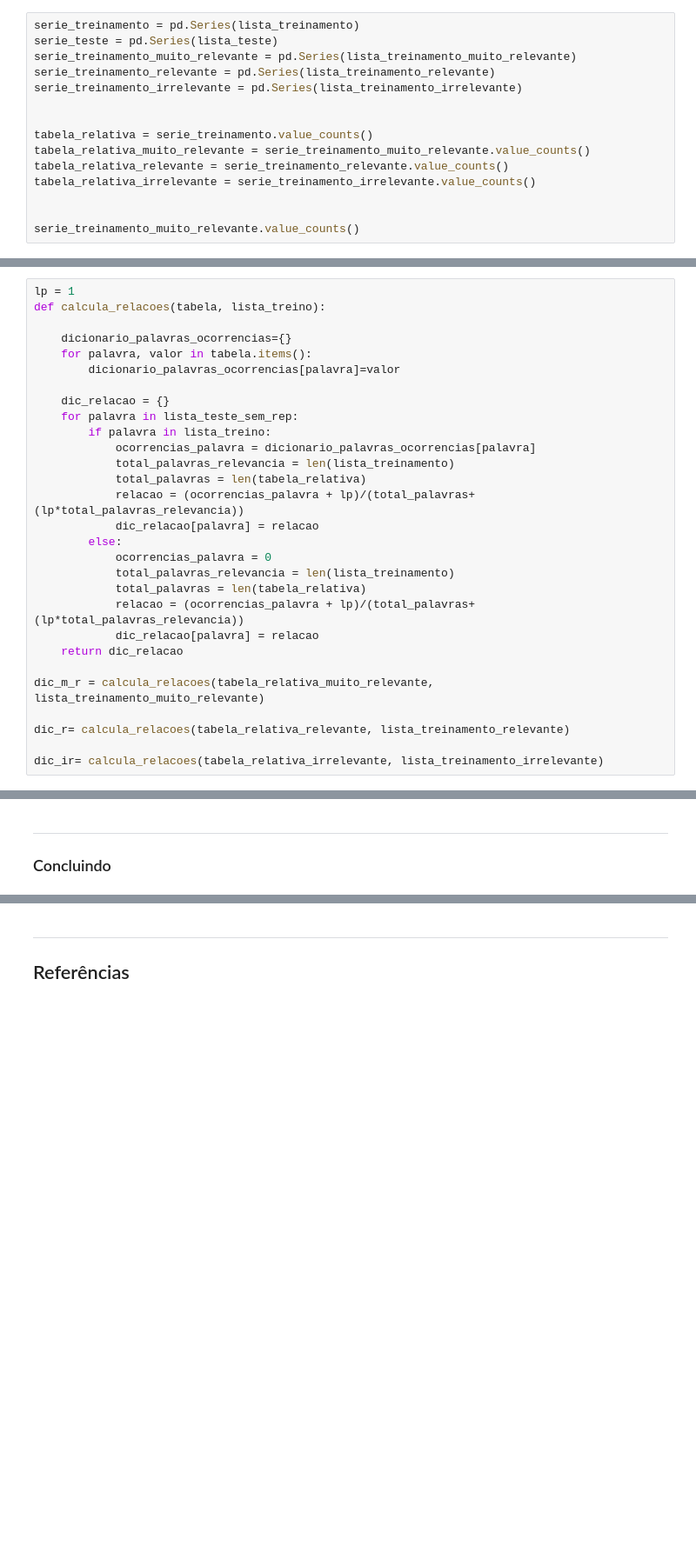
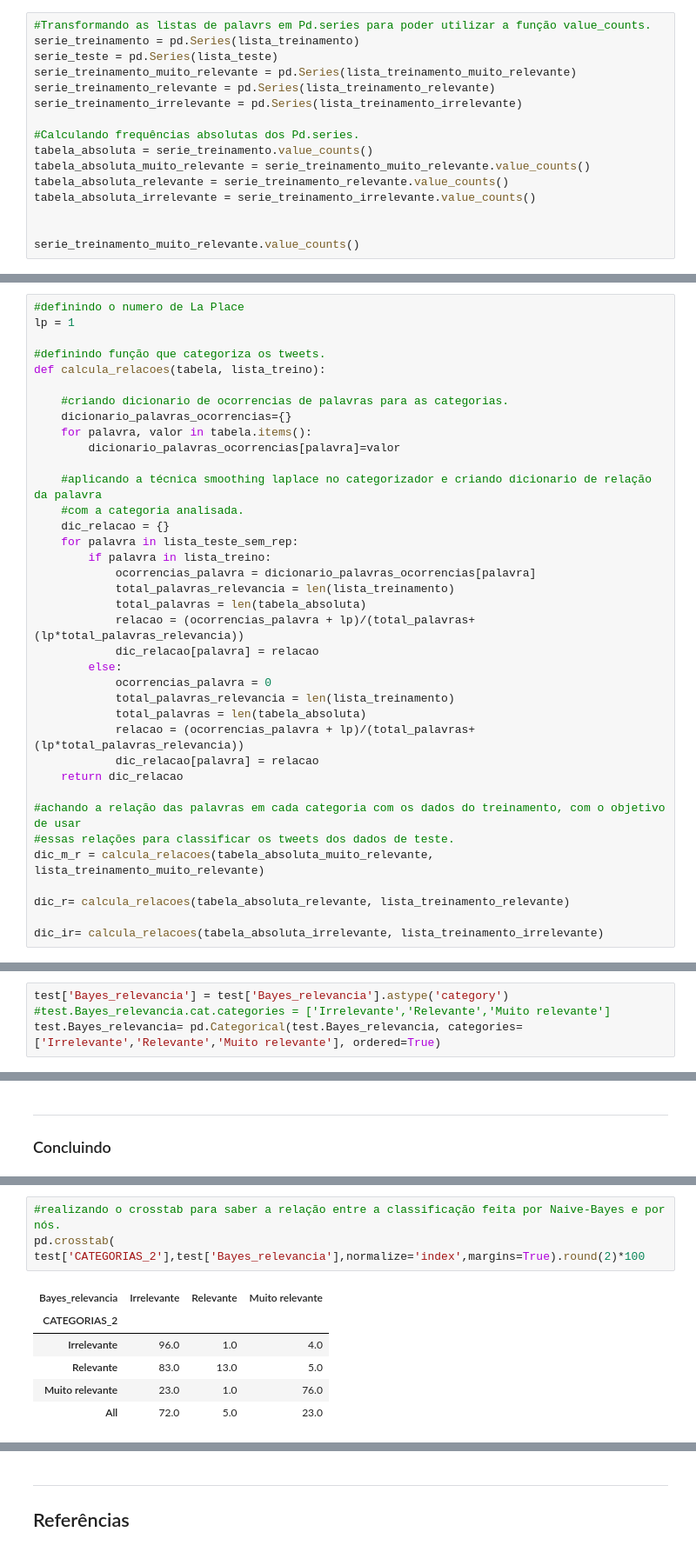
Before and after one commit to Lihsayuri/CIENCIA_DOS_DADOS_P1, a Jupyter notebook: Projeto1_Classificador_layout.ipynb, the cells around one changed output, grey strips where cells are left out. Shown at 87% size. Cells and saved outputs as stored; diff of their text form; blank space fills up the shorter version.

```diff
--- a/Projeto1_Classificador_layout.ipynb
+++ b/Projeto1_Classificador_layout.ipynb
@@ -196,17 +210,18 @@ for palavra in lista_teste:
     if not palavra in lista_teste_sem_rep:
         lista_teste_sem_rep.append(palavra)
 # %%
+#Transformando as listas de palavrs em Pd.series para poder utilizar a função value_counts.
 serie_treinamento = pd.Series(lista_treinamento)
 serie_teste = pd.Series(lista_teste)
 serie_treinamento_muito_relevante = pd.Series(lista_treinamento_muito_relevante)
 serie_treinamento_relevante = pd.Series(lista_treinamento_relevante)
 serie_treinamento_irrelevante = pd.Series(lista_treinamento_irrelevante)
 
-
-tabela_relativa = serie_treinamento.value_counts()
-tabela_relativa_muito_relevante = serie_treinamento_muito_relevante.value_counts()
-tabela_relativa_relevante = serie_treinamento_relevante.value_counts()
-tabela_relativa_irrelevante = serie_treinamento_irrelevante.value_counts()
+#Calculando frequências absolutas dos Pd.series.
+tabela_absoluta = serie_treinamento.value_counts()
+tabela_absoluta_muito_relevante = serie_treinamento_muito_relevante.value_counts()
+tabela_absoluta_relevante = serie_treinamento_relevante.value_counts()
+tabela_absoluta_irrelevante = serie_treinamento_irrelevante.value_counts()
 
 
 serie_treinamento_muito_relevante.value_counts()
@@ -225,30 +240,38 @@ csi              1
 Length: 1261, dtype: int64
 # %%
+#definindo o numero de La Place
 lp = 1
+
+#definindo função que categoriza os tweets.
 def calcula_relacoes(tabela, lista_treino):
 
+    #criando dicionario de ocorrencias de palavras para as categorias.
     dicionario_palavras_ocorrencias={}
     for palavra, valor in tabela.items():
         dicionario_palavras_ocorrencias[palavra]=valor
 
+    #aplicando a técnica smoothing laplace no categorizador e criando dicionario de relação da palavra
+    #com a categoria analisada.
     dic_relacao = {}
     for palavra in lista_teste_sem_rep:
         if palavra in lista_treino:
             ocorrencias_palavra = dicionario_palavras_ocorrencias[palavra]
             total_palavras_relevancia = len(lista_treinamento)
-            total_palavras = len(tabela_relativa)
+            total_palavras = len(tabela_absoluta)
             relacao = (ocorrencias_palavra + lp)/(total_palavras+(lp*total_palavras_relevancia))
             dic_relacao[palavra] = relacao
         else:
             ocorrencias_palavra = 0
             total_palavras_relevancia = len(lista_treinamento)
-            total_palavras = len(tabela_relativa)
+            total_palavras = len(tabela_absoluta)
             relacao = (ocorrencias_palavra + lp)/(total_palavras+(lp*total_palavras_relevancia))
             dic_relacao[palavra] = relacao
     return dic_relacao
 
-dic_m_r = calcula_relacoes(tabela_relativa_muito_relevante, lista_treinamento_muito_relevante)
+#achando a relação das palavras em cada categoria com os dados do treinamento, com o objetivo de usar
+#essas relações para classificar os tweets dos dados de teste.
+dic_m_r = calcula_relacoes(tabela_absoluta_muito_relevante, lista_treinamento_muito_relevante)
 
-dic_r= calcula_relacoes(tabela_relativa_relevante, lista_treinamento_relevante)
+dic_r= calcula_relacoes(tabela_absoluta_relevante, lista_treinamento_relevante)
 
-dic_ir= calcula_relacoes(tabela_relativa_irrelevante, lista_treinamento_irrelevante)
+dic_ir= calcula_relacoes(tabela_absoluta_irrelevante, lista_treinamento_irrelevante)
@@ -309,3 +334,7 @@ estoy irrelevante
 ------end-------
 estoy irrelevante
+# %%
+test['Bayes_relevancia'] = test['Bayes_relevancia'].astype('category')
+#test.Bayes_relevancia.cat.categories = ['Irrelevante','Relevante','Muito relevante']
+test.Bayes_relevancia= pd.Categorical(test.Bayes_relevancia, categories=['Irrelevante','Relevante','Muito relevante'], ordered=True)
 # %%
@@ -358,0 +413,10 @@ pd.crosstab(test['Bayes_relevancia'], test['CATEGORIAS_2'],normalize=True).round
+# %%
+#realizando o crosstab para saber a relação entre a classificação feita por Naive-Bayes e por nós.
+pd.crosstab( test['CATEGORIAS_2'],test['Bayes_relevancia'],normalize='index',margins=True).round(2)*100
+# %% [output]
+| Bayes_relevancia | Irrelevante | Relevante | Muito relevante |
+| CATEGORIAS_2 |  |  |  |
+| Irrelevante | 96.0 | 1.0 | 4.0 |
+| Relevante | 83.0 | 13.0 | 5.0 |
+| Muito relevante | 23.0 | 1.0 | 76.0 |
+| All | 72.0 | 5.0 | 23.0 |
```
Also changed, not shown: parts of 22 cells of this notebook.
